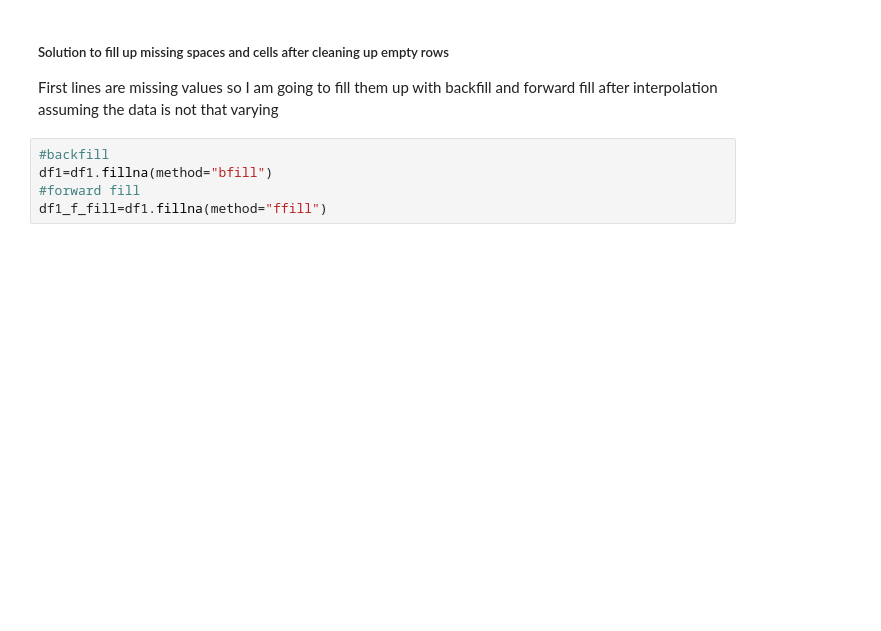
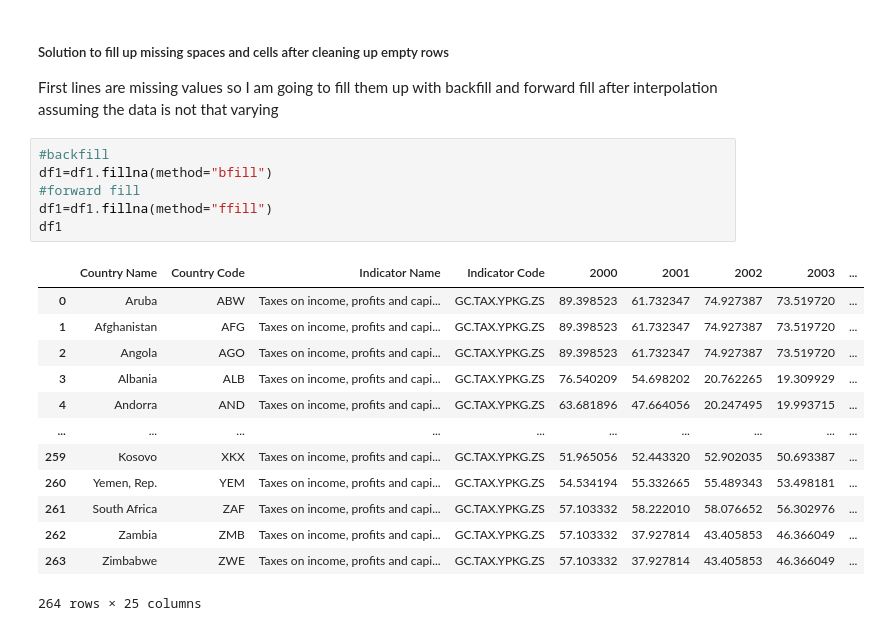
Before and after one commit to EdwardObala1/ML_Simple_Datacleaning, a Jupyter notebook: Group_Work_2_RRA/Group_Work_Assignment2.ipynb, the cells around one changed output. Drawn from its saved outputs; the diff is of its cells as text; blank space fills up the shorter version.

```diff
--- a/Group_Work_2_RRA/Group_Work_Assignment2.ipynb
+++ b/Group_Work_2_RRA/Group_Work_Assignment2.ipynb
@@ -76,5 +76,20 @@ df1=df1.interpolate()
 # %%
 #backfill
 df1=df1.fillna(method="bfill")
 #forward fill
-df1_f_fill=df1.fillna(method="ffill")
+df1=df1.fillna(method="ffill")
+df1
+# %% [output]
+|  | Country Name | Country Code | Indicator Name | Indicator Code | 2000 | 2001 | 2002 | 2003 | ... |
+| 0 | Aruba | ABW | Taxes on income, profits and capi... | GC.TAX.YPKG.ZS | 89.398523 | 61.732347 | 74.927387 | 73.519720 | ... |
+| 1 | Afghanistan | AFG | Taxes on income, profits and capi... | GC.TAX.YPKG.ZS | 89.398523 | 61.732347 | 74.927387 | 73.519720 | ... |
+| 2 | Angola | AGO | Taxes on income, profits and capi... | GC.TAX.YPKG.ZS | 89.398523 | 61.732347 | 74.927387 | 73.519720 | ... |
+| 3 | Albania | ALB | Taxes on income, profits and capi... | GC.TAX.YPKG.ZS | 76.540209 | 54.698202 | 20.762265 | 19.309929 | ... |
+| 4 | Andorra | AND | Taxes on income, profits and capi... | GC.TAX.YPKG.ZS | 63.681896 | 47.664056 | 20.247495 | 19.993715 | ... |
+| ... | ... | ... | ... | ... | ... | ... | ... | ... | ... |
+| 259 | Kosovo | XKX | Taxes on income, profits and capi... | GC.TAX.YPKG.ZS | 51.965056 | 52.443320 | 52.902035 | 50.693387 | ... |
+| 260 | Yemen, Rep. | YEM | Taxes on income, profits and capi... | GC.TAX.YPKG.ZS | 54.534194 | 55.332665 | 55.489343 | 53.498181 | ... |
+| 261 | South Africa | ZAF | Taxes on income, profits and capi... | GC.TAX.YPKG.ZS | 57.103332 | 58.222010 | 58.076652 | 56.302976 | ... |
+| 262 | Zambia | ZMB | Taxes on income, profits and capi... | GC.TAX.YPKG.ZS | 57.103332 | 37.927814 | 43.405853 | 46.366049 | ... |
+| 263 | Zimbabwe | ZWE | Taxes on income, profits and capi... | GC.TAX.YPKG.ZS | 57.103332 | 37.927814 | 43.405853 | 46.366049 | ... |
+264 rows × 25 columns
```
Also changed, not shown: parts of 1 cell of this notebook.
